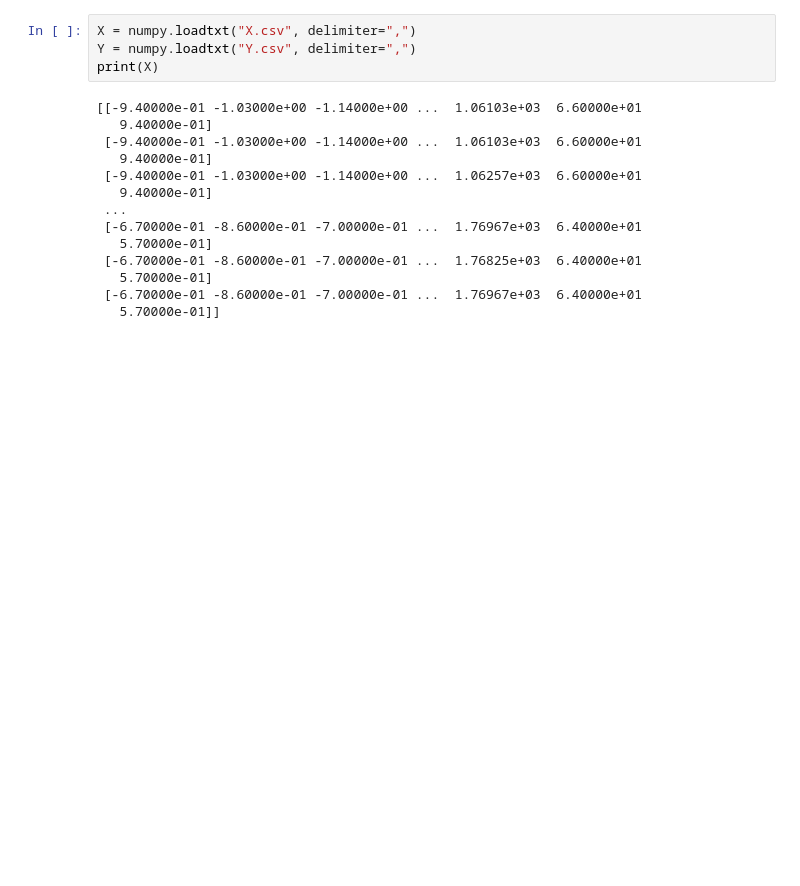
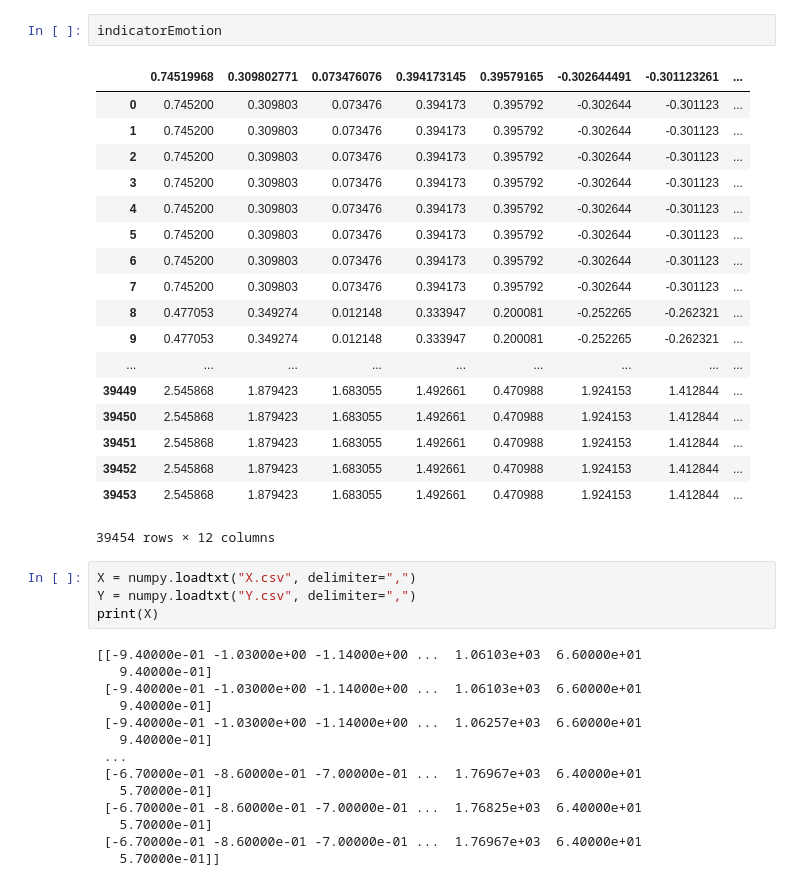
Before and after one commit to eferrer686/Machine-Learning, a Jupyter notebook: Share-Activity/Share Activity - Keras.ipynb, the cells around one changed output. Cells and saved outputs as stored; diff of their text form; blank space fills up the shorter version.

```diff
--- a/Share-Activity/Share Activity - Keras.ipynb
+++ b/Share-Activity/Share Activity - Keras.ipynb
@@ -9,3 +34,24 @@ import numpy
+# %%
+indicatorEmotion
+# %% [output]
+|  | 0.74519968 | 0.309802771 | 0.073476076 | 0.394173145 | 0.39579165 | -0.302644491 | -0.301123261 | ... |
+| 0 | 0.745200 | 0.309803 | 0.073476 | 0.394173 | 0.395792 | -0.302644 | -0.301123 | ... |
+| 1 | 0.745200 | 0.309803 | 0.073476 | 0.394173 | 0.395792 | -0.302644 | -0.301123 | ... |
+| 2 | 0.745200 | 0.309803 | 0.073476 | 0.394173 | 0.395792 | -0.302644 | -0.301123 | ... |
+| 3 | 0.745200 | 0.309803 | 0.073476 | 0.394173 | 0.395792 | -0.302644 | -0.301123 | ... |
+| 4 | 0.745200 | 0.309803 | 0.073476 | 0.394173 | 0.395792 | -0.302644 | -0.301123 | ... |
+| 5 | 0.745200 | 0.309803 | 0.073476 | 0.394173 | 0.395792 | -0.302644 | -0.301123 | ... |
+| 6 | 0.745200 | 0.309803 | 0.073476 | 0.394173 | 0.395792 | -0.302644 | -0.301123 | ... |
+| 7 | 0.745200 | 0.309803 | 0.073476 | 0.394173 | 0.395792 | -0.302644 | -0.301123 | ... |
+| 8 | 0.477053 | 0.349274 | 0.012148 | 0.333947 | 0.200081 | -0.252265 | -0.262321 | ... |
+| 9 | 0.477053 | 0.349274 | 0.012148 | 0.333947 | 0.200081 | -0.252265 | -0.262321 | ... |
+| ... | ... | ... | ... | ... | ... | ... | ... | ... |
+| 39449 | 2.545868 | 1.879423 | 1.683055 | 1.492661 | 0.470988 | 1.924153 | 1.412844 | ... |
+| 39450 | 2.545868 | 1.879423 | 1.683055 | 1.492661 | 0.470988 | 1.924153 | 1.412844 | ... |
+| 39451 | 2.545868 | 1.879423 | 1.683055 | 1.492661 | 0.470988 | 1.924153 | 1.412844 | ... |
+| 39452 | 2.545868 | 1.879423 | 1.683055 | 1.492661 | 0.470988 | 1.924153 | 1.412844 | ... |
+| 39453 | 2.545868 | 1.879423 | 1.683055 | 1.492661 | 0.470988 | 1.924153 | 1.412844 | ... |
+39454 rows × 12 columns
 # %%
 X = numpy.loadtxt("X.csv", delimiter=",")
 Y = numpy.loadtxt("Y.csv", delimiter=",")
```
Also changed, not shown: parts of 11 cells of this notebook.
